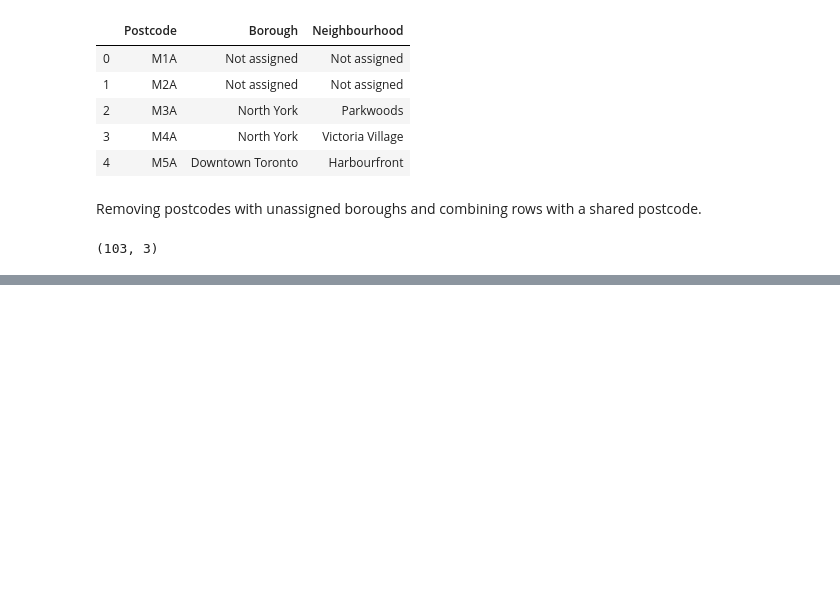
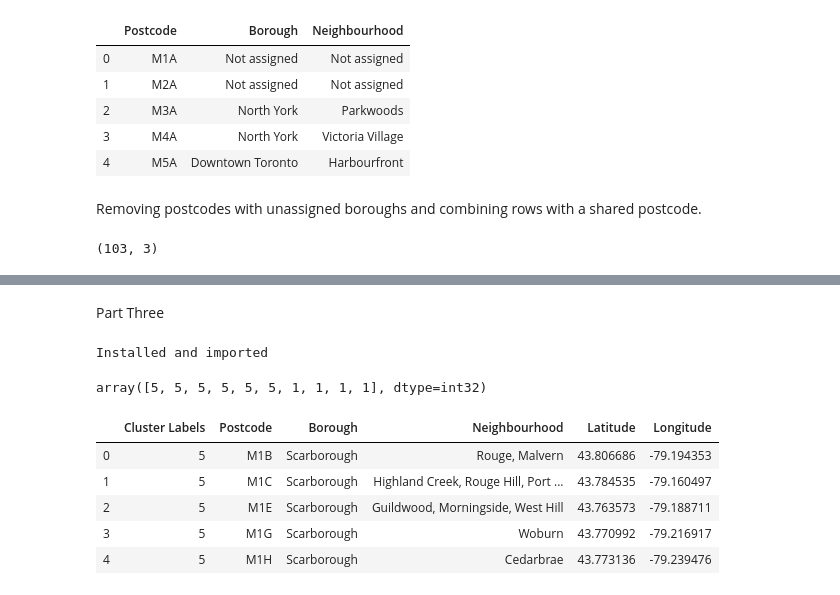
Before and after one commit to jamang1999/Coursera, a Jupyter notebook: Toronto.ipynb, the cells around one changed output, grey strips where cells are left out. Cells and saved outputs as stored; diff of their text form; code cells hidden in the pictures; blank space fills up the shorter version.

```diff
--- a/Toronto.ipynb
+++ b/Toronto.ipynb
@@ -25,0 +38,7 @@ tables.shape
+# %%
+#Merge data into one dataframe
+df_merged = pd.merge(tables, geo, left_on='Postcode', right_on='Postal Code')
+# %%
+#Drop redundant postcode column
+df_merged = df_merged.drop(['Postal Code'], axis=1)
+df_merged.head()
@@ -25,0 +52,28 @@ tables.shape
+# %% [markdown]
+Part Three
+# %%
+import numpy as np
+from sklearn.cluster import KMeans
+import folium
+print('Installed and imported')
+# %% [output]
+Installed and imported
+# %%
+kclusters = 8
+df_cluster = df_merged.drop('Borough',axis=1)
+df_cluster = df_cluster.drop('Postcode',axis=1)
+kmeans = KMeans(n_clusters=kclusters, random_state=0).fit(df_cluster.drop('Neighbourhood',1))
+kmeans.labels_[0:10]
+# %% [output]
+array([5, 5, 5, 5, 5, 5, 1, 1, 1, 1], dtype=int32)
+# %%
+df_merged.insert(0,'Cluster Labels',kmeans.labels_)
+# %%
+df_merged.head()
+# %% [output]
+|  | Cluster Labels | Postcode | Borough | Neighbourhood | Latitude | Longitude |
+| 0 | 5 | M1B | Scarborough | Rouge, Malvern | 43.806686 | -79.194353 |
+| 1 | 5 | M1C | Scarborough | Highland Creek, Rouge Hill, Port ... | 43.784535 | -79.160497 |
+| 2 | 5 | M1E | Scarborough | Guildwood, Morningside, West Hill | 43.763573 | -79.188711 |
+| 3 | 5 | M1G | Scarborough | Woburn | 43.770992 | -79.216917 |
+| 4 | 5 | M1H | Scarborough | Cedarbrae | 43.773136 | -79.239476 |
```
Also changed, not shown: parts of 4 cells of this notebook.
